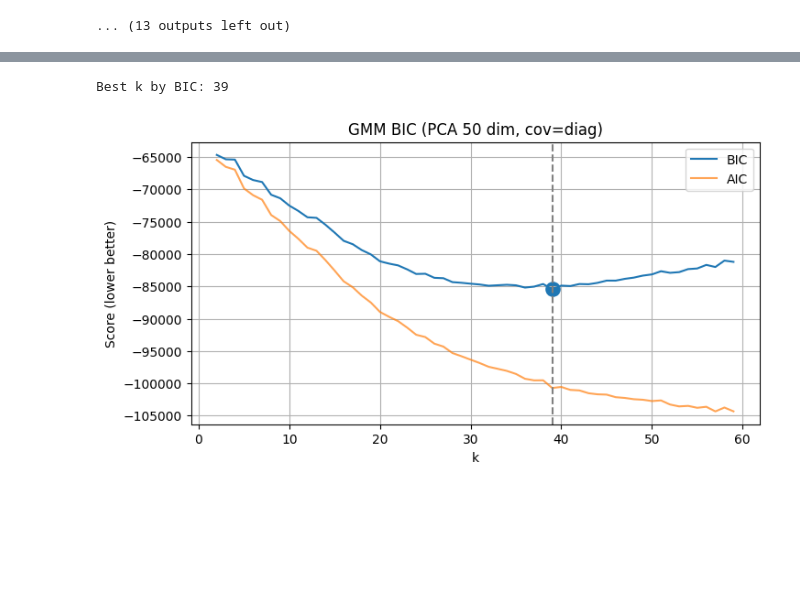
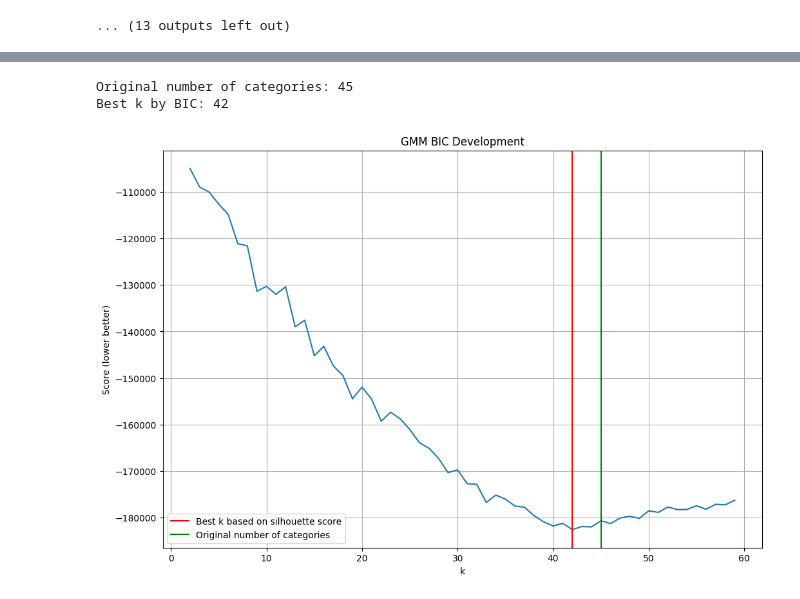
Before and after one commit to MaximilianWeiland/Master_Thesis, a Jupyter notebook: 05_clustering/triplet_loss.ipynb, the cells around one changed output, grey strips where cells are left out. Drawn from its saved outputs; the diff is of its cells as text; code cells hidden in the pictures; blank space fills up the shorter version.

```diff
--- a/05_clustering/triplet_loss.ipynb
+++ b/05_clustering/triplet_loss.ipynb
@@ -170,46 +217,42 @@ plt.show()
 # %%
-import numpy as np
-from sklearn.decomposition import PCA
-from sklearn.mixture import GaussianMixture
-import matplotlib.pyplot as plt
-
 X = mention_embeddings.cpu().numpy()
 pca = PCA(n_components=50, random_state=0)
 X_red = pca.fit_transform(X)
 
+X_for_eval = X
+
 ks = range(2, 60)
 bics = []
-aics = []
 cov_type = 'diag'
 for k in ks:
     gmm = GaussianMixture(
         n_components=k,
         covariance_type=cov_type,
         random_state=7,
         n_init=5,
         reg_covar=1e-6,
         max_iter=500
     )
-    gmm.fit(X_red)
-    bics.append(gmm.bic(X_red))
-    aics.append(gmm.aic(X_red))
+    gmm.fit(X_for_eval)
+    bics.append(gmm.bic(X_for_eval))
 
 bics = np.array(bics)
 best_idx = bics.argmin()
 best_k = ks[best_idx]
+print("Original number of categories: 45")
 print("Best k by BIC:", best_k)
 
-plt.figure(figsize=(8,4))
-plt.plot(list(ks), bics, label='BIC')
-plt.plot(list(ks), aics, label='AIC', alpha=0.7)
-plt.axvline(best_k, color='gray', linestyle='--')
-plt.scatter([best_k], [bics[best_idx]], s=120)
+plt.figure(figsize=(12,8))
+plt.plot(list(ks), bics)
+plt.axvline(best_k, color="red", label="Best k based on silhouette score")
+plt.axvline(45, color="green", label="Original number of categories")
 plt.xlabel('k')
 plt.ylabel('Score (lower better)')
-plt.title(f'GMM BIC (PCA {X_red.shape[1]} dim, cov={cov_type})')
+plt.title(f'GMM BIC Development')
 plt.legend()
 plt.grid(True)
 plt.show()
 # %% [output]
-Best k by BIC: 39
+Original number of categories: 45
+Best k by BIC: 42
-[figure, old version]
+[figure, new version]
```
Also changed, not shown: parts of 13 cells of this notebook, 5 other files.
